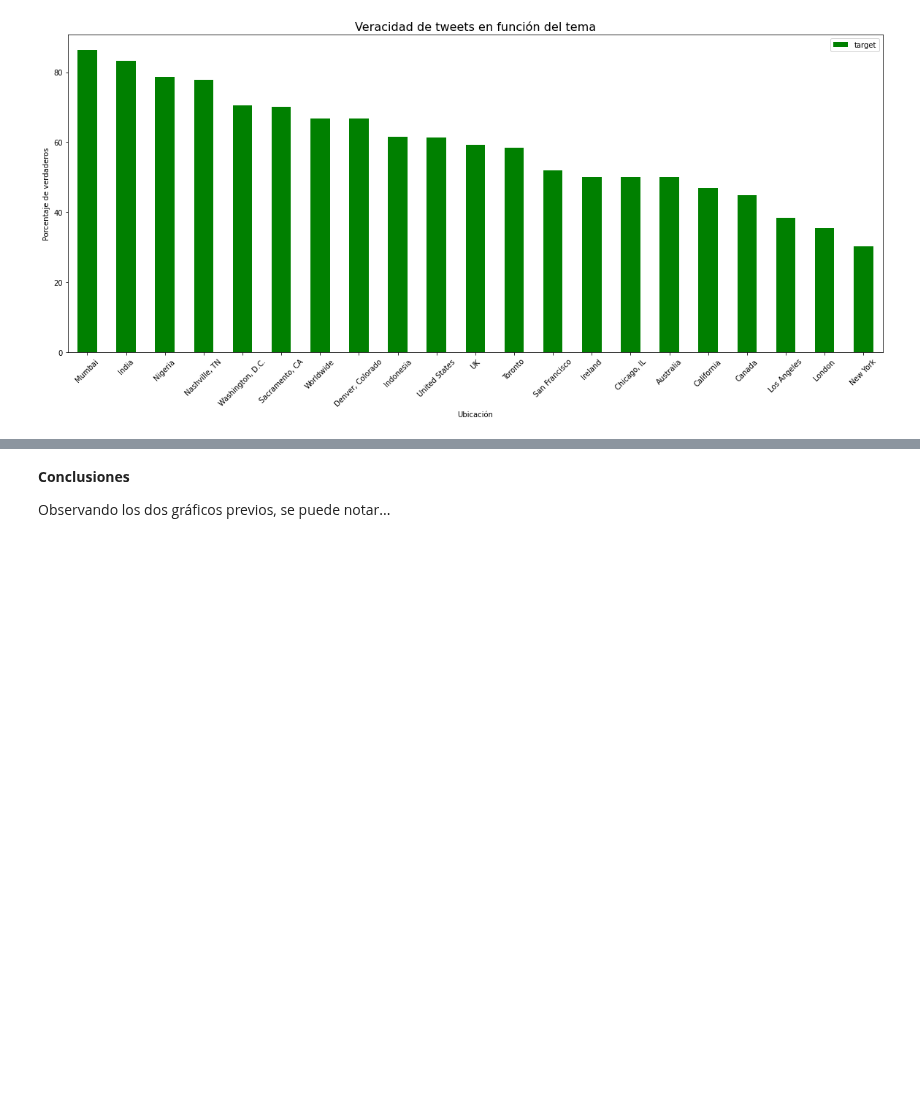
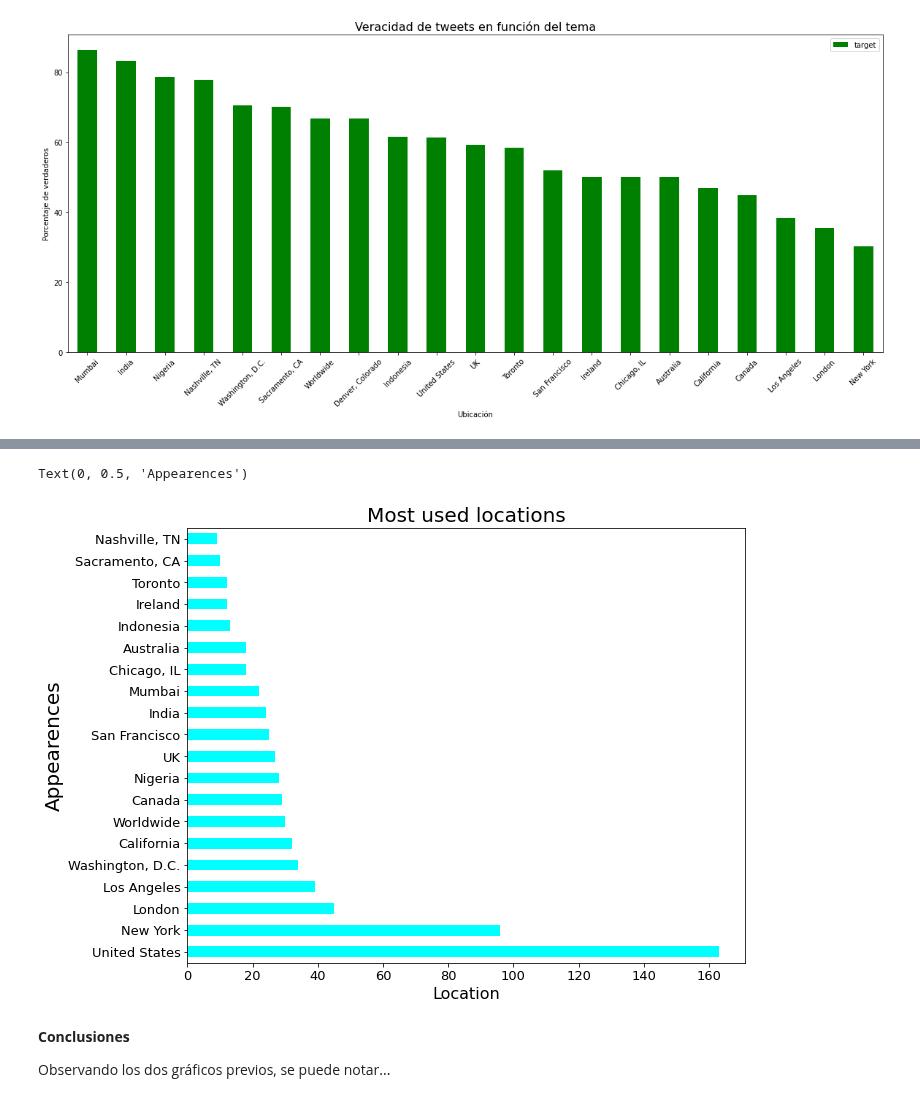
Before and after one commit to JulioCastillo1/TP1-Datos, a Jupyter notebook: Veracidad de los tweets.ipynb, the cells around one changed output, grey strips where cells are left out. Saved outputs shown, nothing was run; the diff lists cells and outputs as text; code cells hidden in the pictures; blank space fills up the shorter version.

Commit message:
Integrado el archivo llamado 'locaciones' a 'veracidad de tweets'

```diff
--- a/Veracidad de los tweets.ipynb
+++ b/Veracidad de los tweets.ipynb
@@ -212,0 +233,4 @@ Text(0, 0.5, 'Porcentaje de verdaderos')
+# %%
+#Me quedo con las 20 locaciones con más uso
+location_counter = tweets_without_null_location['location'].value_counts().iloc[0:20]
+location_counter
@@ -213,3 +255,11 @@ Text(0, 0.5, 'Porcentaje de verdaderos')
+# %%
+location_counter.plot(kind = 'barh',figsize = (10,8), color = 'aqua', fontsize = 13)
+plt.title('Most used locations',fontsize  = 20)
+plt.xlabel('Location',fontsize = 16)
+plt.ylabel('Appearences', fontsize = 20)
+# %% [output]
+Text(0, 0.5, 'Appearences')
+[figure, added]
 # %% [markdown]
 **Conclusiones**
 
```
Also changed, not shown: parts of 5 cells of this notebook.
